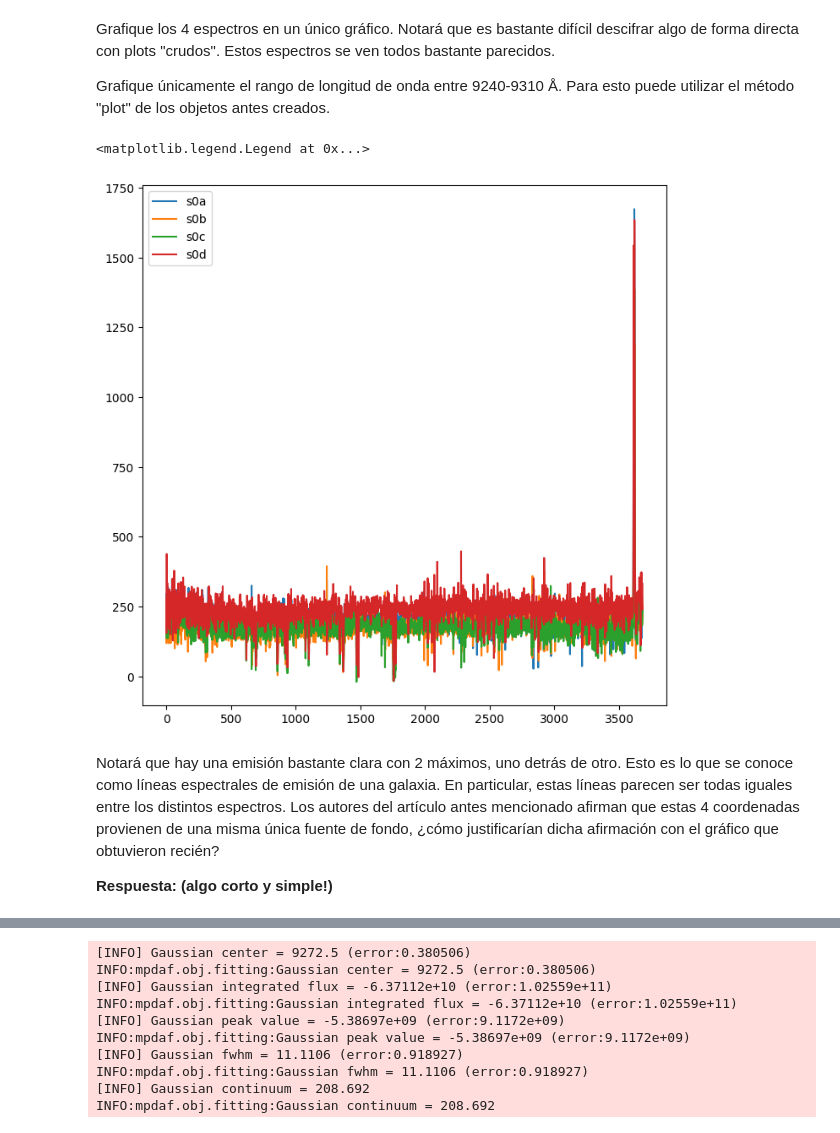
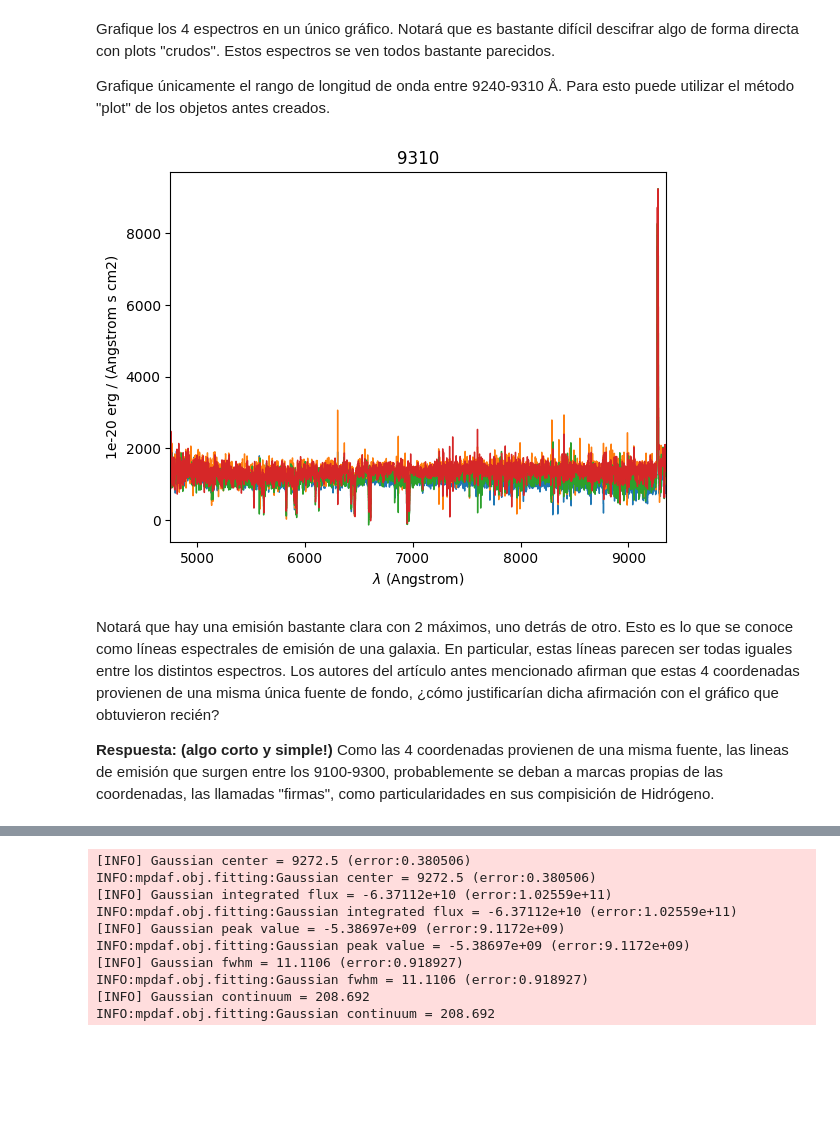
Before and after one commit to Francesco-Castellani/Tarea-4, a Jupyter notebook: Tarea4.ipynb, the cells around one changed output, grey strips where cells are left out. Cells and saved outputs as stored; diff of their text form; code cells hidden in the pictures; blank space fills up the shorter version.

```diff
--- a/Tarea4.ipynb
+++ b/Tarea4.ipynb
@@ -257,24 +259,21 @@ Grafique los 4 espectros en un único gráfico. Notará que es bastante difícil
 
 Grafique únicamente el rango de longitud de onda entre 9240-9310 Å.
 Para esto puede utilizar el método "plot" de los objetos antes creados.
-# %%
-# Inserte su gráfico a continuación:
-plt.figure(figsize=(8,8))
-plt.plot(espectro_s0a.data, label='s0a')
-plt.plot(espectro_s0b.data, label='s0b')
-plt.plot(espectro_s0c.data, label='s0c')
-plt.plot(espectro_s0d.data, label='s0d')
-plt.legend()
-# %% [output]
-<matplotlib.legend.Legend at 0x...>
-[figure, removed]
+# %%
+# Inserte su gráfico a continuación:
+espectro_s0a.plot(9240, 9310)
+espectro_s0b.plot(9240, 9310)
+espectro_s0c.plot(9240, 9310)
+espectro_s0d.plot(9240, 9310)
+# %% [output]
+[figure, added]
 # %% [markdown]
 
 Notará que hay una emisión bastante clara con 2 máximos, uno detrás de otro.
 Esto es lo que se conoce como líneas espectrales de emisión de una galaxia.
 En particular, estas líneas parecen ser todas iguales entre los distintos espectros. Los autores del artículo antes mencionado afirman que estas 4 coordenadas provienen de una misma única fuente de fondo, ¿cómo justificarían dicha afirmación con el gráfico que obtuvieron recién?
 
-**Respuesta: (algo corto y simple!)**
+**Respuesta: (algo corto y simple!)** Como las 4 coordenadas provienen de una misma fuente, las lineas de emisión que surgen entre los 9100-9300, probablemente se deban a marcas propias de las coordenadas, las llamadas "firmas", como particularidades en sus compisición de Hidrógeno.
 # %% [markdown]
 Esta emisión proviene del gas de estas fuentes, en particular es una línea de  OII, es decir, oxígeno que fue ionizado. Esta línea es lo que se conoce como un "doblete" (doublet en inglés), lo que quiere decir que en realidad son dos líneas, muy cercanas en longitud de onda. La longitud de onda medida en laboratorio de ambas líneas es 3727.092 Å y 3729.875 Å, respectivamente. Claramente las líneas que vemos en estas fuentes no están centradas en esas longitudes de onda.
 
```
Also changed, not shown: parts of 8 cells of this notebook.
